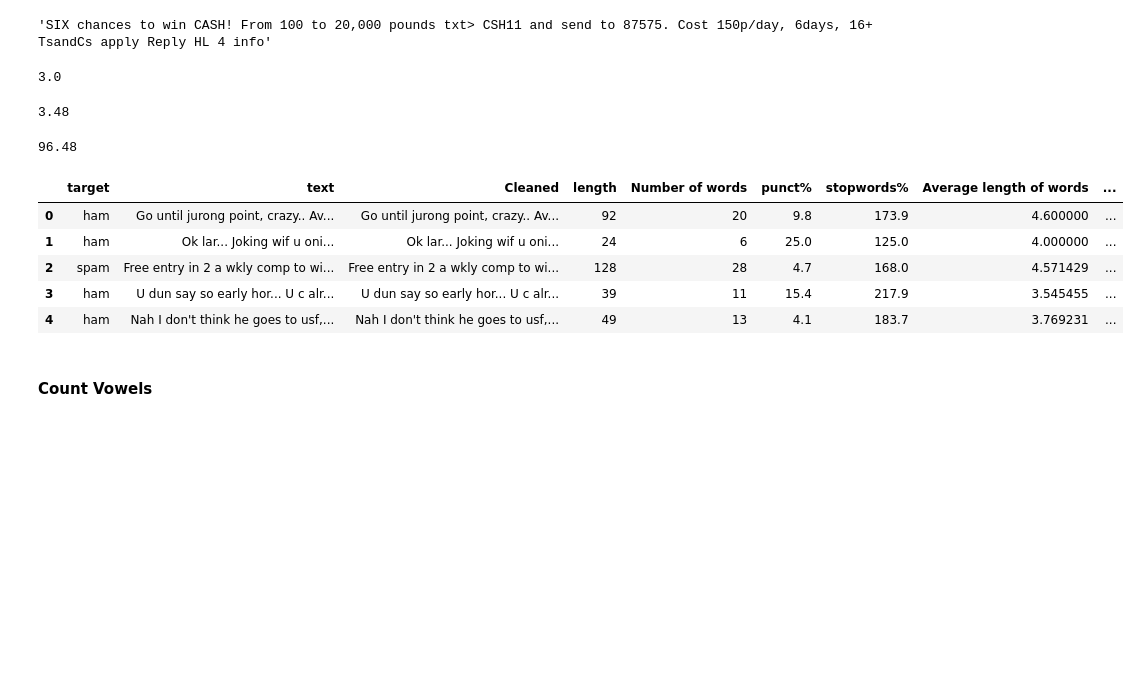
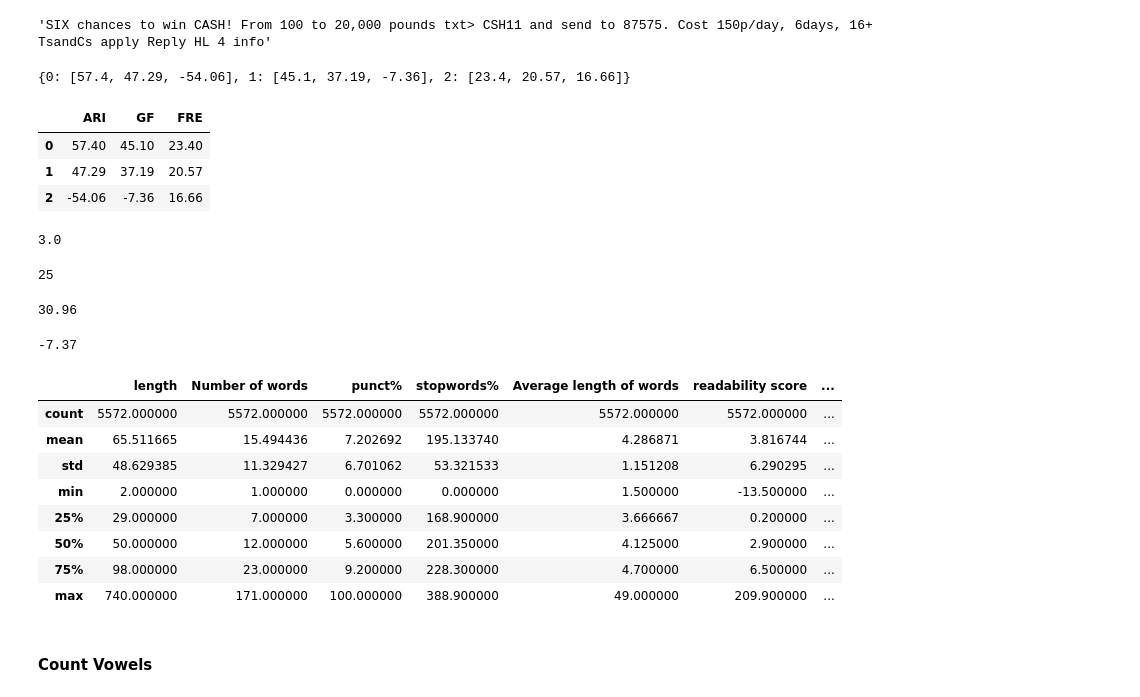
Before and after one commit to Satwikram/NLP-Implementations, a Jupyter notebook: Feature Engineering for NLP.ipynb, the cells around one changed output. Saved outputs shown, nothing was run; the diff lists cells and outputs as text; code cells hidden in the pictures; blank space fills up the shorter version.

```diff
--- a/Feature Engineering for NLP.ipynb
+++ b/Feature Engineering for NLP.ipynb
@@ -177,6 +218,7 @@ plt.show()
 # %%
-for i in [1, 2, 3, 4, 5]:
-  plt.hist((dataset["punct%"])**(1/i), bins = 40)
-  plt.title("Transformation at 1/{}".format(str(i)))
+for i in range(1, 11):
+  data = (dataset["punct%"])**(1/i)
+  plt.hist(data, bins = 40)
+  plt.title("Transformation at 1/{}, mean = {}, std = {}".format(str(i),data.mean(), data.std()))
   plt.show()
 # %% [output]
@@ -253,0 +315,4 @@ score = textstat.automated_readability_index(dataset["Cleaned"][11])
+# %%
+res
+# %% [output]
+{0: [57.4, 47.29, -54.06], 1: [45.1, 37.19, -7.36], 2: [23.4, 20.57, 16.66]}
@@ -254,30 +323,46 @@ score = textstat.automated_readability_index(dataset["Cleaned"][11])
+# %%
+df
+# %% [output]
+|  | ARI | GF | FRE |
+| 0 | 57.40 | 45.10 | 23.40 |
+| 1 | 47.29 | 37.19 | 20.57 |
+| 2 | -54.06 | -7.36 | 16.66 |
 # %%
 score
 # %% [output]
 3.0
+# %%
+textstat.difficult_words
+# %% [output]
+25
 # %%
-textstat.gunning_fog(dataset["Cleaned"][11])
+textstat.gunning_fog(test_data)
 # %% [output]
-3.48
+30.96
 # %%
-textstat.flesch_reading_ease(dataset["Cleaned"][11])
+textstat.flesch_reading_ease(test_data)
 # %% [output]
-96.48
+-7.37
 # %%
 dataset["readability score"] = dataset["Cleaned"].apply(lambda x: textstat.automated_readability_index(x))
 # %%
 dataset["gunning_fog score"] = dataset["Cleaned"].apply(lambda x: textstat.gunning_fog(x))
 # %%
 dataset["flesch_reading_ease"] = dataset["Cleaned"].apply(lambda x: textstat.flesch_reading_ease(x))
+# %%
+dataset["smog_index score"] = dataset["Cleaned"].apply(lambda x: textstat.smog_index(x))
 # %%
-dataset.head()
+dataset.describe()
 # %% [output]
-|  | target | text | Cleaned | length | Number of words | punct% | stopwords% | Average length of words | ... |
-| 0 | ham | Go until jurong point, crazy.. Av... | Go until jurong point, crazy.. Av... | 92 | 20 | 9.8 | 173.9 | 4.600000 | ... |
-| 1 | ham | Ok lar... Joking wif u oni... | Ok lar... Joking wif u oni... | 24 | 6 | 25.0 | 125.0 | 4.000000 | ... |
-| 2 | spam | Free entry in 2 a wkly comp to wi... | Free entry in 2 a wkly comp to wi... | 128 | 28 | 4.7 | 168.0 | 4.571429 | ... |
-| 3 | ham | U dun say so early hor... U c alr... | U dun say so early hor... U c alr... | 39 | 11 | 15.4 | 217.9 | 3.545455 | ... |
-| 4 | ham | Nah I don't think he goes to usf,... | Nah I don't think he goes to usf,... | 49 | 13 | 4.1 | 183.7 | 3.769231 | ... |
+|  | length | Number of words | punct% | stopwords% | Average length of words | readability score | ... |
+| count | 5572.000000 | 5572.000000 | 5572.000000 | 5572.000000 | 5572.000000 | 5572.000000 | ... |
+| mean | 65.511665 | 15.494436 | 7.202692 | 195.133740 | 4.286871 | 3.816744 | ... |
+| std | 48.629385 | 11.329427 | 6.701062 | 53.321533 | 1.151208 | 6.290295 | ... |
+| min | 2.000000 | 1.000000 | 0.000000 | 0.000000 | 1.500000 | -13.500000 | ... |
+| 25% | 29.000000 | 7.000000 | 3.300000 | 168.900000 | 3.666667 | 0.200000 | ... |
+| 50% | 50.000000 | 12.000000 | 5.600000 | 201.350000 | 4.125000 | 2.900000 | ... |
+| 75% | 98.000000 | 23.000000 | 9.200000 | 228.300000 | 4.700000 | 6.500000 | ... |
+| max | 740.000000 | 171.000000 | 100.000000 | 388.900000 | 49.000000 | 209.900000 | ... |
 # %% [markdown]
 #### Count Vowels
 # %%
```
Also changed, not shown: parts of 17 cells of this notebook.
